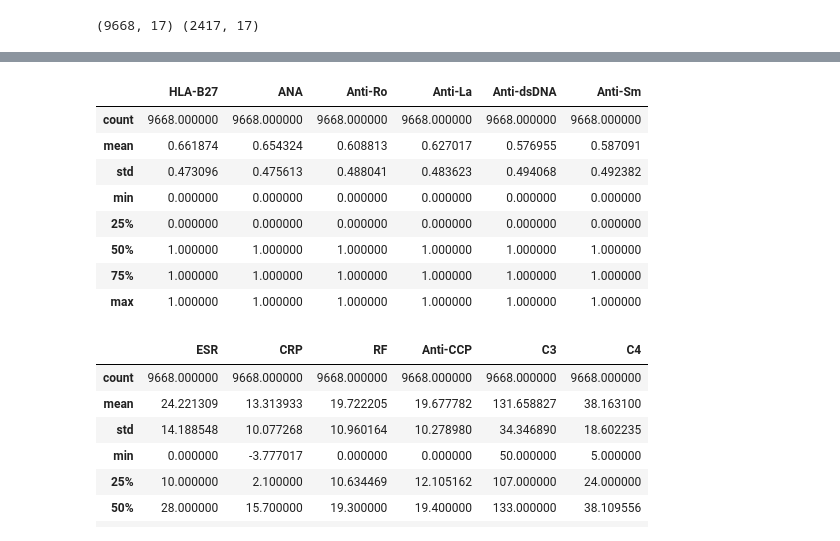
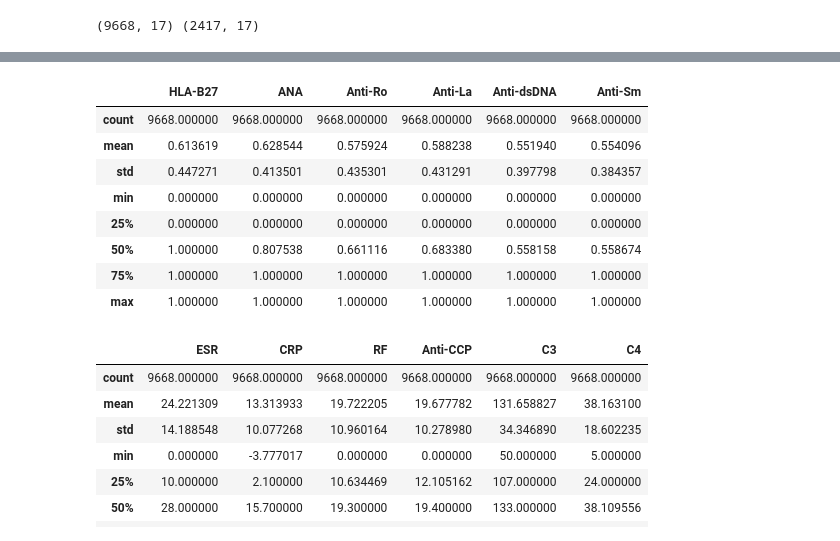
Before and after one commit to shaambhavi-dubey/autoimmune-diseases, a Jupyter notebook: notebooks/02_preproccessing.ipynb, the cells around one changed output, grey strips where cells are left out. Saved outputs shown, nothing was run; the diff lists cells and outputs as text; code cells hidden in the pictures.

Commit message:
fix: stop rounding MICE-imputed binary markers (ablation: +0.011 CV Macro-F1 for RF+ext);

```diff
--- a/notebooks/02_preproccessing.ipynb
+++ b/notebooks/02_preproccessing.ipynb
@@ -112,19 +112,27 @@ df_train[mice_cols].isna().sum(), df_test[mice_cols].isna().sum()
  C4            0
  dtype: int64)
 # %%
+# NOTE: previously this rounded MICE's continuous probability estimate to a hard 0/1.
+# Investigation (see project notes) showed this destroys real information: for markers
+# with a true ~50% base rate in non-associated diseases (e.g. ANA in PsA), rounding
+# manufactured a fabricated strong association (46.8% true rate -> 18.6% after rounding)
+# that carries no real clinical signal. Empirically, keeping the continuous [0,1] MICE
+# estimate improved Random Forest Macro-F1 by +0.0064 and specifically improved recall
+# on AS, Normal, and Sjogren's -- so we clip to a valid probability range but do NOT
+# round to a hard binary value.
 for col in binary_cols:
-    df_train[col] = df_train[col].round().clip(0, 1)
-    df_test[col] = df_test[col].round().clip(0, 1)
+    df_train[col] = df_train[col].clip(0, 1)
+    df_test[col] = df_test[col].clip(0, 1)
 
 df_train[binary_cols].describe()
 # %% [output]
 |  | HLA-B27 | ANA | Anti-Ro | Anti-La | Anti-dsDNA | Anti-Sm |
 | count | 9668.000000 | 9668.000000 | 9668.000000 | 9668.000000 | 9668.000000 | 9668.000000 |
-| mean | 0.661874 | 0.654324 | 0.608813 | 0.627017 | 0.576955 | 0.587091 |
-| std | 0.473096 | 0.475613 | 0.488041 | 0.483623 | 0.494068 | 0.492382 |
+| mean | 0.613619 | 0.628544 | 0.575924 | 0.588238 | 0.551940 | 0.554096 |
+| std | 0.447271 | 0.413501 | 0.435301 | 0.431291 | 0.397798 | 0.384357 |
 | min | 0.000000 | 0.000000 | 0.000000 | 0.000000 | 0.000000 | 0.000000 |
 | 25% | 0.000000 | 0.000000 | 0.000000 | 0.000000 | 0.000000 | 0.000000 |
-| 50% | 1.000000 | 1.000000 | 1.000000 | 1.000000 | 1.000000 | 1.000000 |
+| 50% | 1.000000 | 0.807538 | 0.661116 | 0.683380 | 0.558158 | 0.558674 |
 | 75% | 1.000000 | 1.000000 | 1.000000 | 1.000000 | 1.000000 | 1.000000 |
 | max | 1.000000 | 1.000000 | 1.000000 | 1.000000 | 1.000000 | 1.000000 |
 # %%
```
Also changed, not shown: parts of 4 cells of this notebook, 4 other files.
